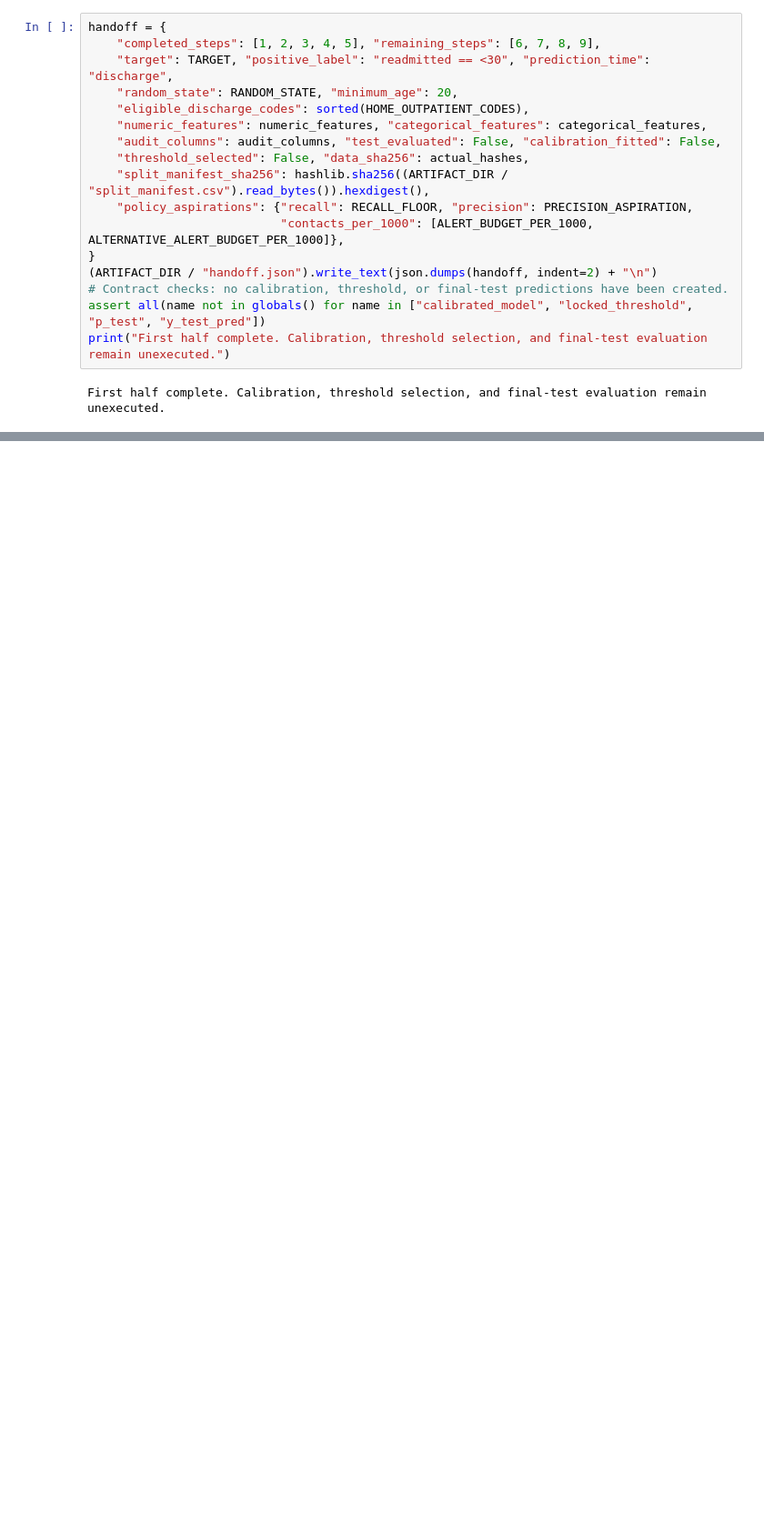
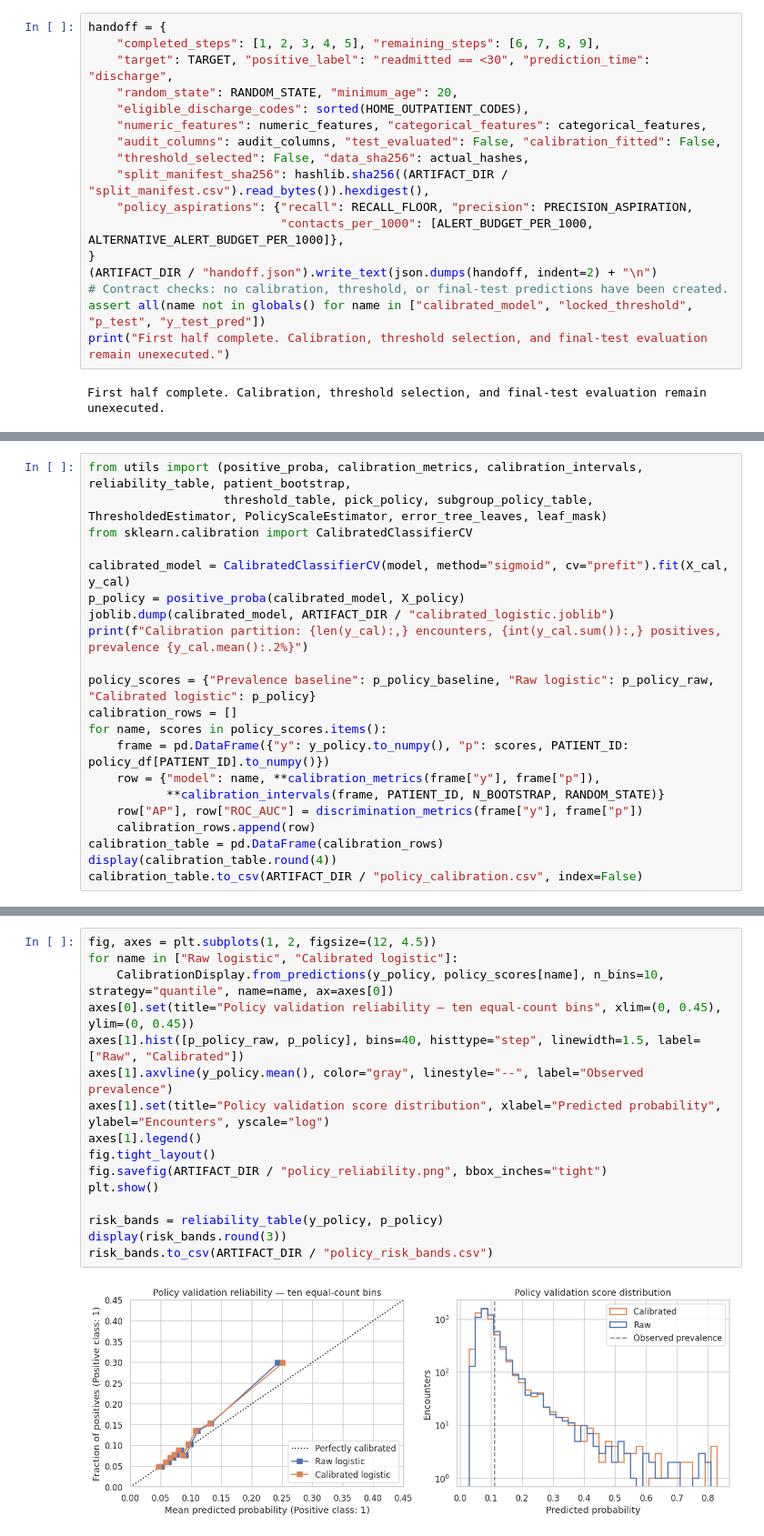
Before and after one commit to leaabj/healthcare_ai, a Jupyter notebook: Diabetes_Readmission_RAI_Skeleton.ipynb, the cells around one changed output, grey strips where cells are left out. Shown at 91% size. Drawn from its saved outputs; the diff is of its cells as text; blank space fills up the shorter version.

```diff
--- a/Diabetes_Readmission_RAI_Skeleton.ipynb
+++ b/Diabetes_Readmission_RAI_Skeleton.ipynb
@@ -923,0 +745,21 @@ Quantify expected mitigation effects only when measured, or label them as assump
+# %%
+from utils import (positive_proba, calibration_metrics, calibration_intervals, reliability_table, patient_bootstrap,
+                   threshold_table, pick_policy, subgroup_policy_table, ThresholdedEstimator, PolicyScaleEstimator, error_tree_leaves, leaf_mask)
+from sklearn.calibration import CalibratedClassifierCV
+
+calibrated_model = CalibratedClassifierCV(model, method="sigmoid", cv="prefit").fit(X_cal, y_cal)
+p_policy = positive_proba(calibrated_model, X_policy)
+joblib.dump(calibrated_model, ARTIFACT_DIR / "calibrated_logistic.joblib")
+print(f"Calibration partition: {len(y_cal):,} encounters, {int(y_cal.sum()):,} positives, prevalence {y_cal.mean():.2%}")
+
+policy_scores = {"Prevalence baseline": p_policy_baseline, "Raw logistic": p_policy_raw, "Calibrated logistic": p_policy}
+calibration_rows = []
+for name, scores in policy_scores.items():
+    frame = pd.DataFrame({"y": y_policy.to_numpy(), "p": scores, PATIENT_ID: policy_df[PATIENT_ID].to_numpy()})
+    row = {"model": name, **calibration_metrics(frame["y"], frame["p"]),
+           **calibration_intervals(frame, PATIENT_ID, N_BOOTSTRAP, RANDOM_STATE)}
+    row["AP"], row["ROC_AUC"] = discrimination_metrics(frame["y"], frame["p"])
+    calibration_rows.append(row)
+calibration_table = pd.DataFrame(calibration_rows)
+display(calibration_table.round(4))
+calibration_table.to_csv(ARTIFACT_DIR / "policy_calibration.csv", index=False)
@@ -923,0 +772,18 @@ Quantify expected mitigation effects only when measured, or label them as assump
+# %%
+fig, axes = plt.subplots(1, 2, figsize=(12, 4.5))
+for name in ["Raw logistic", "Calibrated logistic"]:
+    CalibrationDisplay.from_predictions(y_policy, policy_scores[name], n_bins=10, strategy="quantile", name=name, ax=axes[0])
+axes[0].set(title="Policy validation reliability — ten equal-count bins", xlim=(0, 0.45), ylim=(0, 0.45))
+axes[1].hist([p_policy_raw, p_policy], bins=40, histtype="step", linewidth=1.5, label=["Raw", "Calibrated"])
+axes[1].axvline(y_policy.mean(), color="gray", linestyle="--", label="Observed prevalence")
+axes[1].set(title="Policy validation score distribution", xlabel="Predicted probability", ylabel="Encounters", yscale="log")
+axes[1].legend()
+fig.tight_layout()
+fig.savefig(ARTIFACT_DIR / "policy_reliability.png", bbox_inches="tight")
+plt.show()
+
+risk_bands = reliability_table(y_policy, p_policy)
+display(risk_bands.round(3))
+risk_bands.to_csv(ARTIFACT_DIR / "policy_risk_bands.csv")
+# %% [output]
+[figure, added]
```
Also changed, not shown: parts of 55 cells of this notebook, 4 other files.
